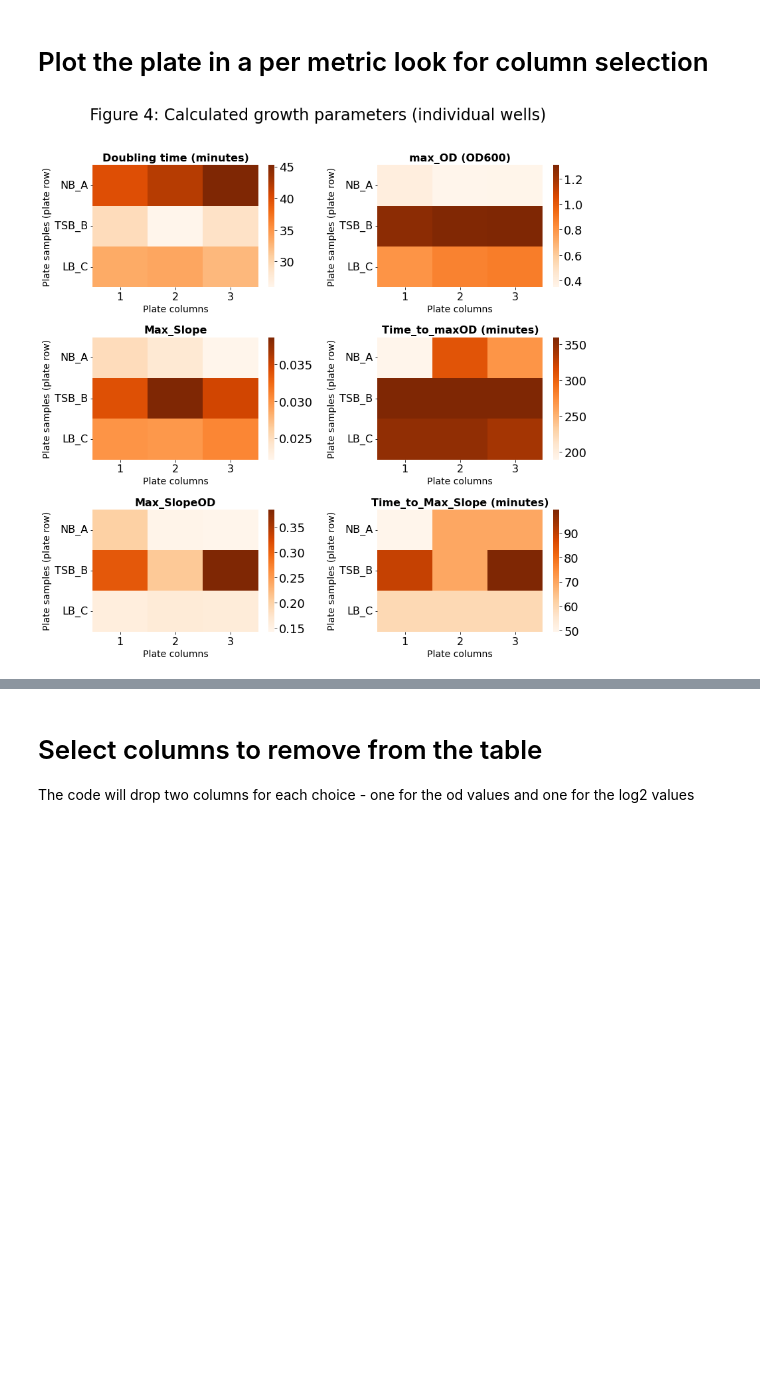
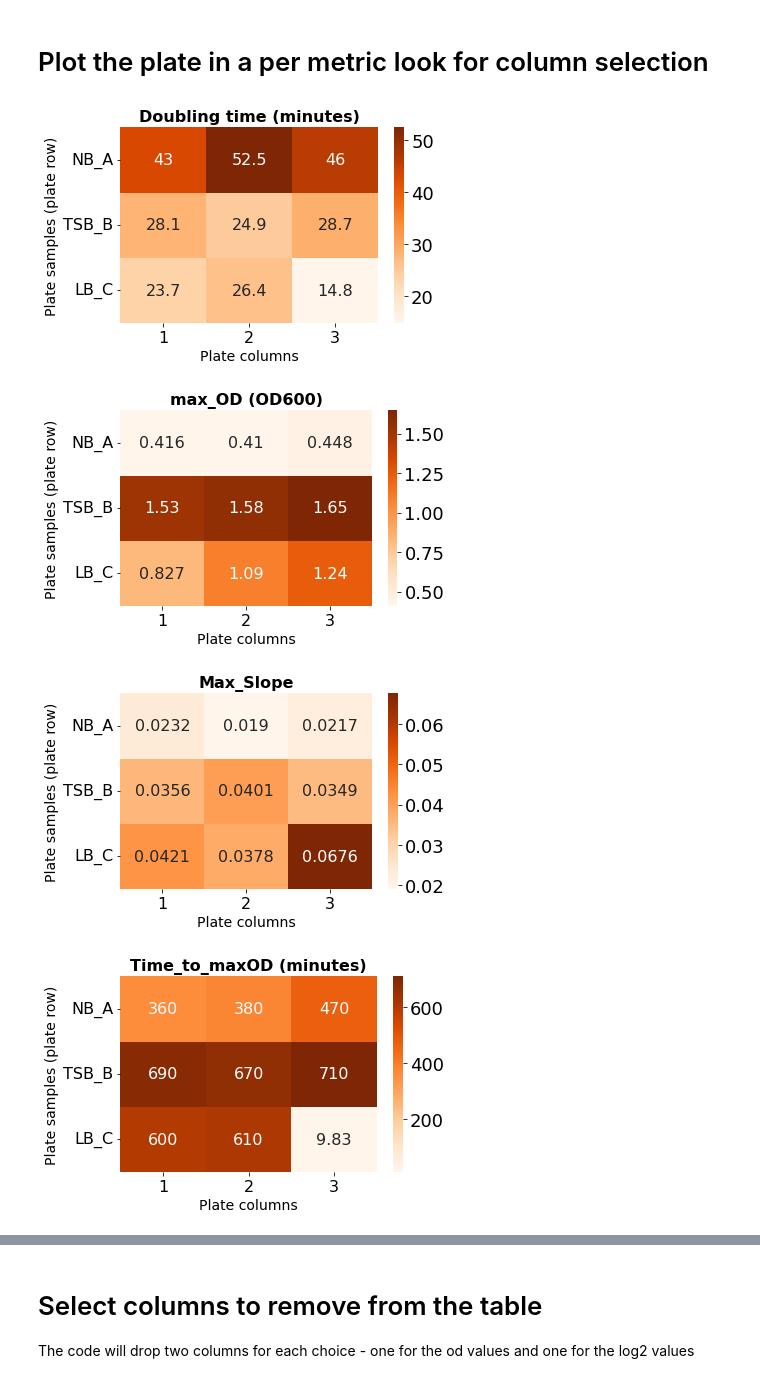
Before and after one commit to cultivarium/Growth_analysis, a Jupyter notebook: growth_curves.ipynb, the cells around one changed output, grey strips where cells are left out. Drawn from its saved outputs; the diff is of its cells as text; code cells hidden in the pictures; blank space fills up the shorter version.

```diff
--- a/growth_curves.ipynb
+++ b/growth_curves.ipynb
@@ -227,6 +227,7 @@ expdf
 logout=open(respath+'/plate_log_'+filename+'.txt','w')
 logout.write(filename+'plate log\n')
 # go over the plate and chack for missing timepoints. A missing time point is an absent read
+missingpnum=0
 for i in range(0, expdf.shape[0]-1):
     # get the next row
     row=expdf[expdf.index==i]
@@ -236,11 +237,11 @@ for i in range(0, expdf.shape[0]-1):
     if td>tdiff and td-tdiff>1:
         print('The time difference between '+ str(row['total_minutes'].values)+ ' and '+ str(nextrow['total_minutes'].values)+ 'is: '+ str(td)+ ' minutes')
         logout.write('The time difference between '+ str(row['total_minutes'].values)+ ' and '+ str(nextrow['total_minutes'].values)+ 'is: '+ str(td)+ ' minutes')
-        missingpnum=td/tdiff
+        missingpnum=missingpnum+td/tdiff
         print('The number of missing time points for the whole plate is: '+ str(missingpnum))
         logout.write('The number of missing time points for the whole plate is: '+ str(missingpnum)+'\n')
     else:
-        missingpnum=0
+
         logout.write('No missing time points in '+ filename+'\n')
 
 '''# chect the number of zero values in sample and blank columns - store in
@@ -783,7 +782,7 @@ fpopdf
 # Plot the plate in a per metric look for column selection
 # %%
 # plot a single metric look of the samples
-def plotPlateSM(plate,metric):
+def plotPlateSM(plate,metric, figname):
 
     # plot a heatmap of the sample/well vs a metric
     # use plate columns to get the number of columns and rows for the subplots
@@ -816,7 +815,7 @@ def plotPlateSM(plate,metric):
     tempdf=pd.DataFrame.from_dict(tempdict, orient='index',columns=numbers)
     # plot
     #sns.set(rc = {'figure.figsize':(0.5*len(nrows),0.5*len(ncols))})
-    ax=sns.heatmap(tempdf, cmap='Oranges')
+    ax=sns.heatmap(tempdf, cmap='Oranges', annot=True,fmt='.3g')
     ax.tick_params(axis='y', rotation=0)
     cbar = ax.collections[0].colorbar
     # here set the labelsize by 20
@@ -826,46 +825,50 @@ def plotPlateSM(plate,metric):
     plt.title(metric, fontsize=16, fontweight="bold")
     plt.ylabel('Plate samples (plate row)', fontsize=14)
     plt.xlabel('Plate columns', fontsize=14)
+    plt.tight_layout()
+    plt.savefig(figname +'.svg')
 
+    plt.savefig(figname, dpi=150)
+    plt.show()
 
 # Figure 4: Calculated growth parameters (individual wells)
 
 nrows=set()
 numbers=set()
 
 for col in fpopdf['Well']:
     w=re.match("([A-Z])([0-9]+)",col)
     letter=w.group(1)
     nrows.add(letter)
     num=w.group(2)
     numbers.add(num)
 plt.rcParams.update({'font.size': 16})
-fig=plt.figure(figsize=(4*len(numbers),4*len(nrows)))
-fig.subplots_adjust(hspace=0.4, wspace=0.4,)
+'''fig=plt.figure(figsize=(4*len(numbers),4*len(nrows)))
+fig.subplots_adjust(hspace=0.4, wspace=0.4,)  '''
 
 '''fig, ax = plt.subplots(nrows=3, ncols=2, figsize=(15, 30),
                        gridspec_kw={
                            'width_ratios': [3, 3],
                            'height_ratios': [3, 3,3],
                        'wspace': 0.4,
                        'hspace': 0.4})'''
 
 # Add the main title
 i=0
-fig.suptitle('Figure 4: Calculated growth parameters (individual wells)\n', fontsize=24)
+fig4={}
+#fig.suptitle('Figure 4: Calculated growth parameters (individual wells)\n', fontsize=24)
 for met in fpopdf.columns:
     # skip the metadata
     if any(x in met for x in ['Sample name','Well']):
         continue
     # plot in a 2x3 structure
-    i+=1
-    ax=fig.add_subplot(3,2,i)
-    plotPlateSM(fpopdf,met)
-
-plt.tight_layout()
-plt.savefig(graphicspath+'/Figure4_'+filename +'.svg')
-fig4_name=graphicspath+'/Figure4_'+filename +'.png'
-plt.savefig(fig4_name, dpi=150)
-plt.show()
+    '''i+=1
+    ax=fig.add_subplot(3,2,i)'''
+    figname=graphicspath+'/Figure4_'+met+'_'+filename +'.png'
+    fig4[met]=figname
+    plotPlateSM(fpopdf,met,figname)
 # %% [output]
-[figure, old version]
+[figure, new version]
+[figure, added]
+[figure, added]
+[figure, added]
```
Also changed, not shown: parts of 8 cells of this notebook, 1 other file.
